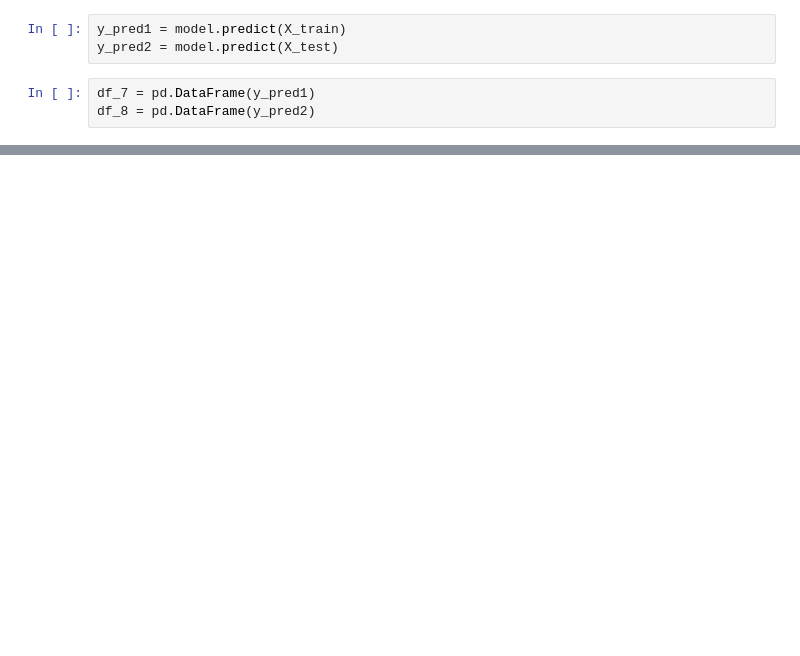
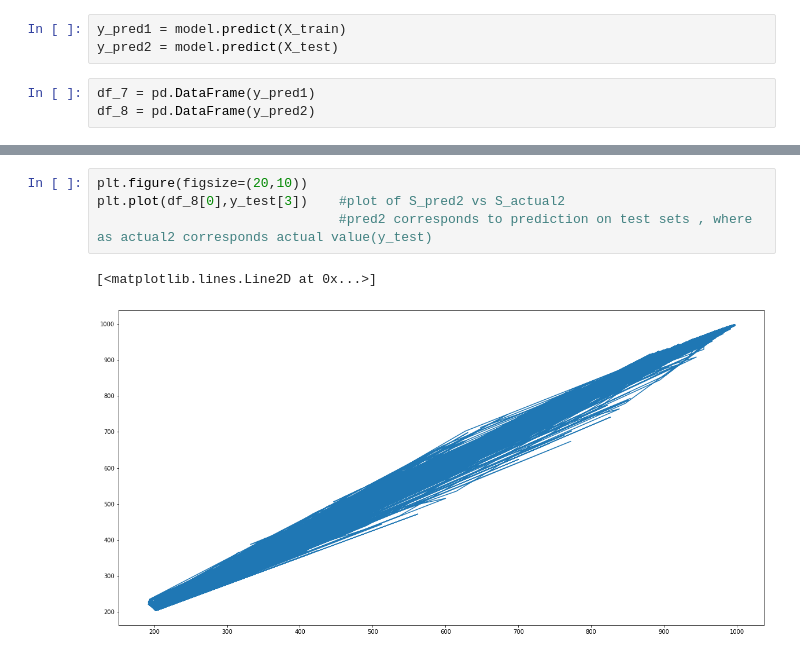
Before and after one commit to dharma610/Neural-network-model-for-compartmenral-model-SIR-and-SEIR-, a Jupyter notebook: project.ipynb, the cells around one changed output, grey strips where cells are left out. Cells and saved outputs as stored; diff of their text form; blank space fills up the shorter version.

```diff
--- a/project.ipynb
+++ b/project.ipynb
@@ -252,0 +275,7 @@ plt.plot(df_7[0].iloc[0:100],y_train[3].iloc[0:100])
+# %%
+plt.figure(figsize=(20,10))
+plt.plot(df_8[0],y_test[3])    #plot of S_pred2 vs S_actual2
+                               #pred2 corresponds to prediction on test sets , where as actual2 corresponds actual value(y_test)
+# %% [output]
+[<matplotlib.lines.Line2D at 0x...>]
+[figure, added]
```
Also changed, not shown: parts of 12 cells of this notebook.
